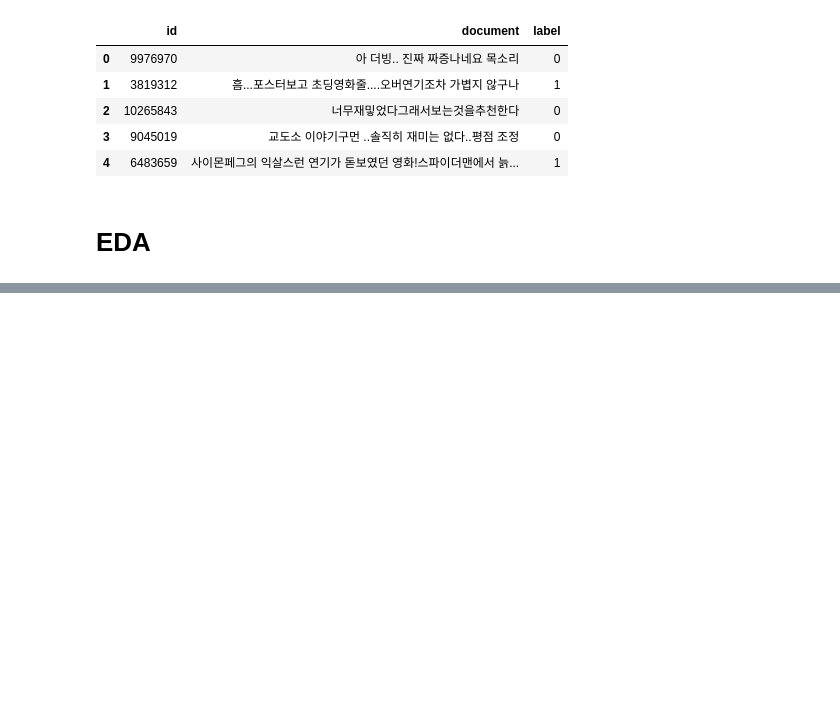
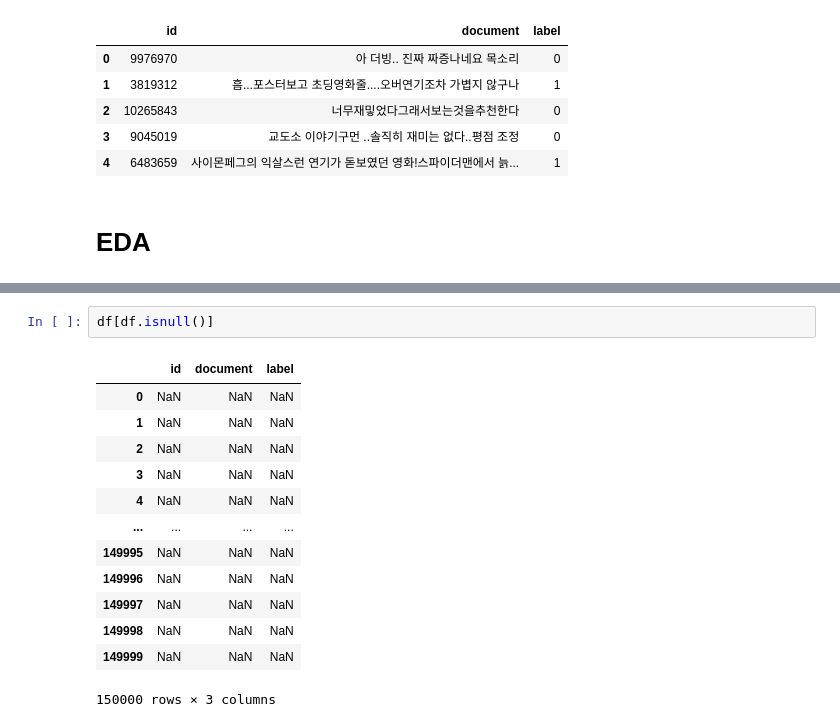
Before and after one commit to rightnow-jw/text_data_analysis, a Jupyter notebook: naver_movie_sentimental_analysis.ipynb, the cells around one changed output, grey strips where cells are left out. Cells and saved outputs as stored; diff of their text form; blank space fills up the shorter version.

```diff
--- a/naver_movie_sentimental_analysis.ipynb
+++ b/naver_movie_sentimental_analysis.ipynb
@@ -20,0 +36,16 @@ df.head()
+# %%
+df[df.isnull()]
+# %% [output]
+|  | id | document | label |
+| 0 | NaN | NaN | NaN |
+| 1 | NaN | NaN | NaN |
+| 2 | NaN | NaN | NaN |
+| 3 | NaN | NaN | NaN |
+| 4 | NaN | NaN | NaN |
+| ... | ... | ... | ... |
+| 149995 | NaN | NaN | NaN |
+| 149996 | NaN | NaN | NaN |
+| 149997 | NaN | NaN | NaN |
+| 149998 | NaN | NaN | NaN |
+| 149999 | NaN | NaN | NaN |
+150000 rows × 3 columns
```
Also changed, not shown: parts of 15 cells of this notebook.
